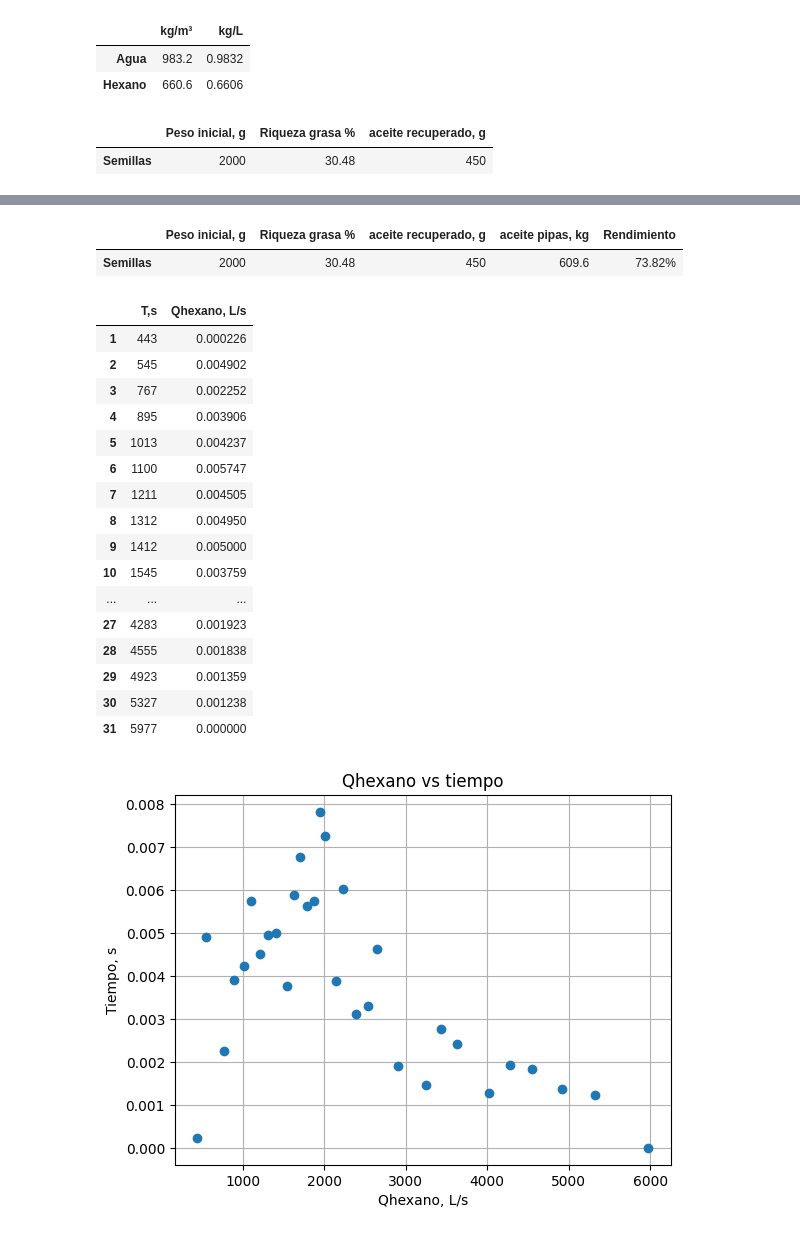
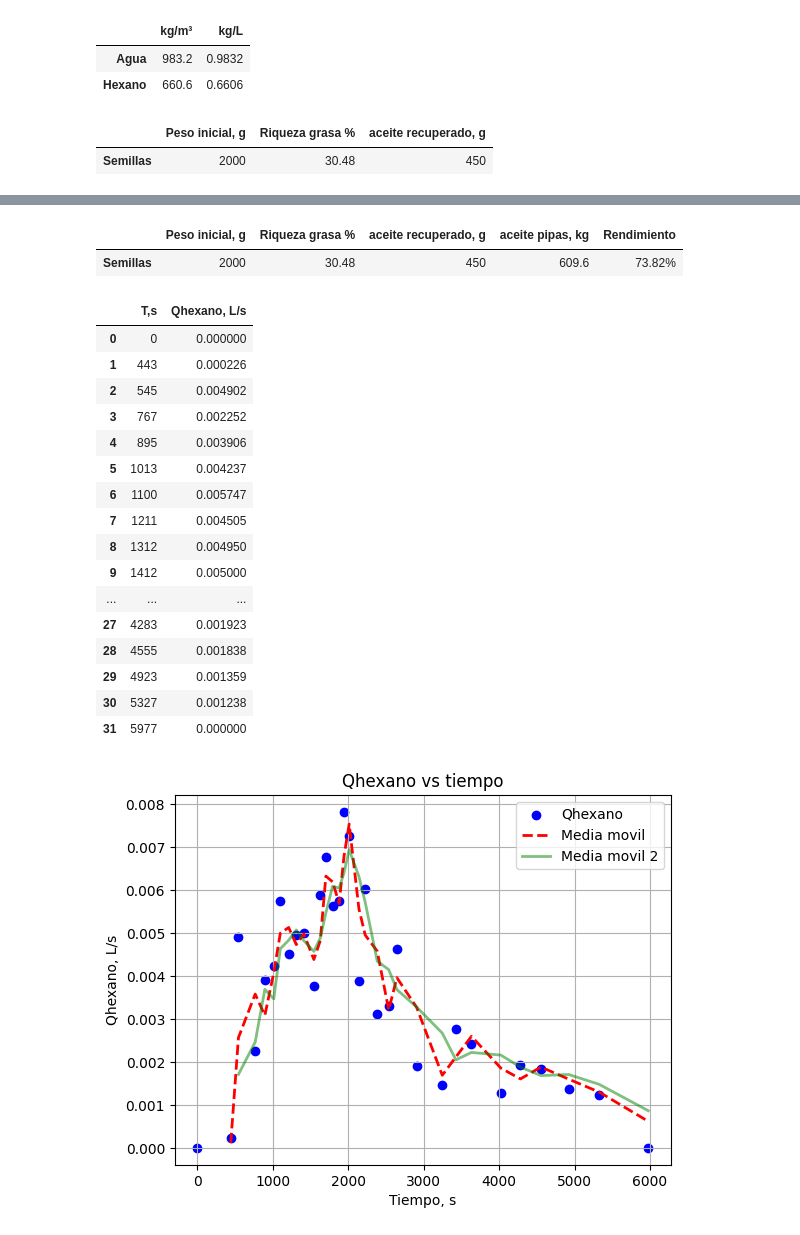
Before and after one commit to ChristianPh404/exp2, a Jupyter notebook: pract5.ipynb, the cells around one changed output, grey strips where cells are left out. Cells and saved outputs as stored; diff of their text form; code cells hidden in the pictures.

```diff
--- a/pract5.ipynb
+++ b/pract5.ipynb
@@ -71,31 +71,36 @@ Vhexano_extraido = np.array(Vhexano_caldera[::-1])
 
 Qhexano_values = []
 # Calculamos Qhexano para cada intervalo de tiempo
-for i in range(1, len(Vhexano_extraido)):
-    delta_V = Vhexano_extraido[i] - Vhexano_extraido[i-1]
-    delta_T = df_datos['T,s'][i] - df_datos['T,s'][i-1]
+for i in range(len(Vhexano_extraido)):
+    if i == 0:
+        Qhexano = 0  # Asignar Qhexano = 0 para el primer elemento
+    else:
+        delta_V = Vhexano_extraido[i] - Vhexano_extraido[i-1]
+        delta_T = df_datos['T,s'][i] - df_datos['T,s'][i-1]
 
-    # Evitar división por cero
-    if delta_T != 0:
-        Qhexano = delta_V / delta_T
-    else:
-        Qhexano = 0
-
-    # Añadir Qhexano calculado a la lista
+        # Evitar división por cero
+        if delta_T != 0:
+            Qhexano = delta_V / delta_T
+        else:
+            Qhexano = 0
     Qhexano_values.append(Qhexano)
-
+mmovil =pd.Series(Qhexano_values).rolling(window=2).mean()
+mmovil2 =pd.Series(Qhexano_values).rolling(window=3).mean()
 
 df_Qhexano = pd.DataFrame({
-    'T,s': df_datos['T,s'][1:],
+    'T,s': df_datos['T,s'],
     'Qhexano, L/s': Qhexano_values,
 })
 display(df_Qhexano)
 
-plt.plot(df_datos['T,s'][1:], Qhexano_values, 'o')
-plt.xlabel('Qhexano, L/s')
-plt.ylabel('Tiempo, s')
+plt.scatter(df_datos['T,s'], Qhexano_values, label='Qhexano', color='blue')
+plt.plot(df_datos['T,s'], mmovil, '--', color='red', label='Media movil 2 valores', linewidth=2)
+plt.plot(df_datos['T,s'], mmovil2, color='green', label='Media movil 3 valores', linewidth=2, alpha=0.5)
+plt.ylabel('Qhexano, L/s')
+plt.xlabel('Tiempo, s')
 plt.title('Qhexano vs tiempo')
 plt.grid()
+plt.legend()
 plt.show()
 # %% [output]
 |  | T,s | Vhexano_caldera, L | mhexano_caldera, kg | magua_caldera, kg | fraccion_masica_hexano |
@@ -112,32 +117,32 @@ plt.show()
 | ... | ... | ... | ... | ... | ... |
 | 27 | 4283 | 1.6 | 1.05696 | 11.7984 | 0.082219 |
 | 28 | 4555 | 1.1 | 0.72666 | 11.7984 | 0.058016 |
 | 29 | 4923 | 0.6 | 0.39636 | 11.7984 | 0.032502 |
 | 30 | 5327 | 0.1 | 0.06606 | 11.7984 | 0.005568 |
 | 31 | 5977 | 0.0 | 0.00000 | 11.7984 | 0.000000 |
 |  | kg/m³ | kg/L |
 | Agua | 983.2 | 0.9832 |
 | Hexano | 660.6 | 0.6606 |
 |  | Peso inicial, g | Riqueza grasa % | aceite recuperado, g |
 | Semillas | 2000 | 30.48 | 450 |
 [figure]
 |  | Peso inicial, g | Riqueza grasa % | aceite recuperado, g | aceite pipas, kg | Rendimiento |
 | Semillas | 2000 | 30.48 | 450 | 609.6 | 73.82% |
 |  | T,s | Qhexano, L/s |
+| 0 | 0 | 0.000000 |
 | 1 | 443 | 0.000226 |
 | 2 | 545 | 0.004902 |
 | 3 | 767 | 0.002252 |
 | 4 | 895 | 0.003906 |
 | 5 | 1013 | 0.004237 |
 | 6 | 1100 | 0.005747 |
 | 7 | 1211 | 0.004505 |
 | 8 | 1312 | 0.004950 |
 | 9 | 1412 | 0.005000 |
-| 10 | 1545 | 0.003759 |
 | ... | ... | ... |
 | 27 | 4283 | 0.001923 |
 | 28 | 4555 | 0.001838 |
 | 29 | 4923 | 0.001359 |
 | 30 | 5327 | 0.001238 |
 | 31 | 5977 | 0.000000 |
-[figure, old version]
+[figure, new version]
```
